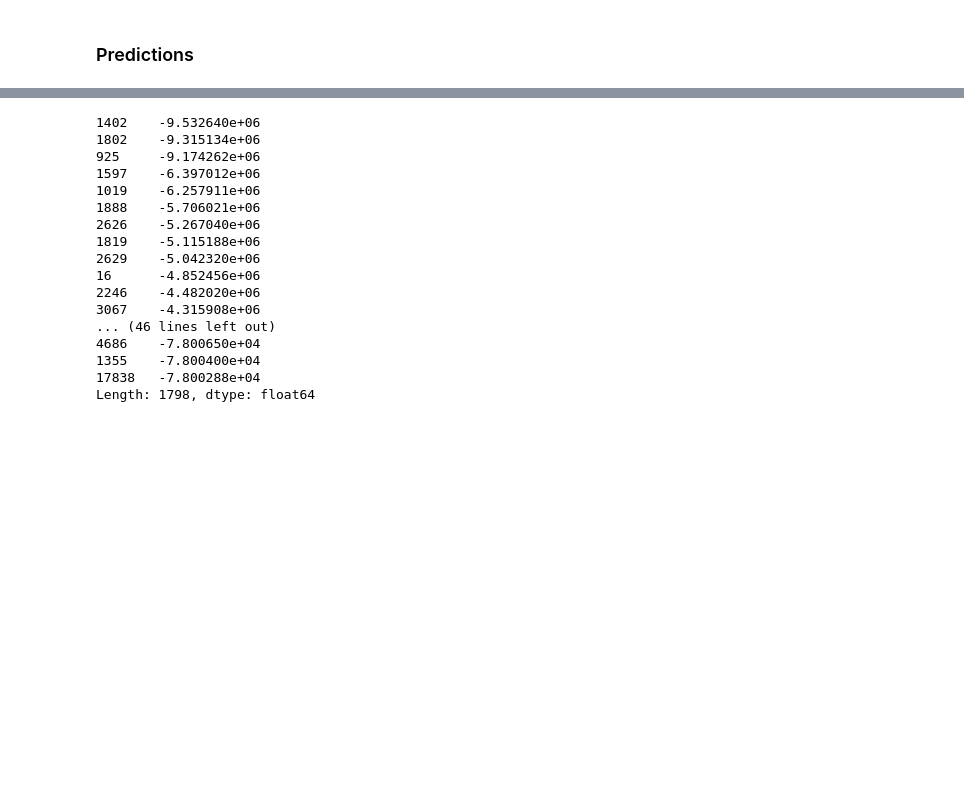
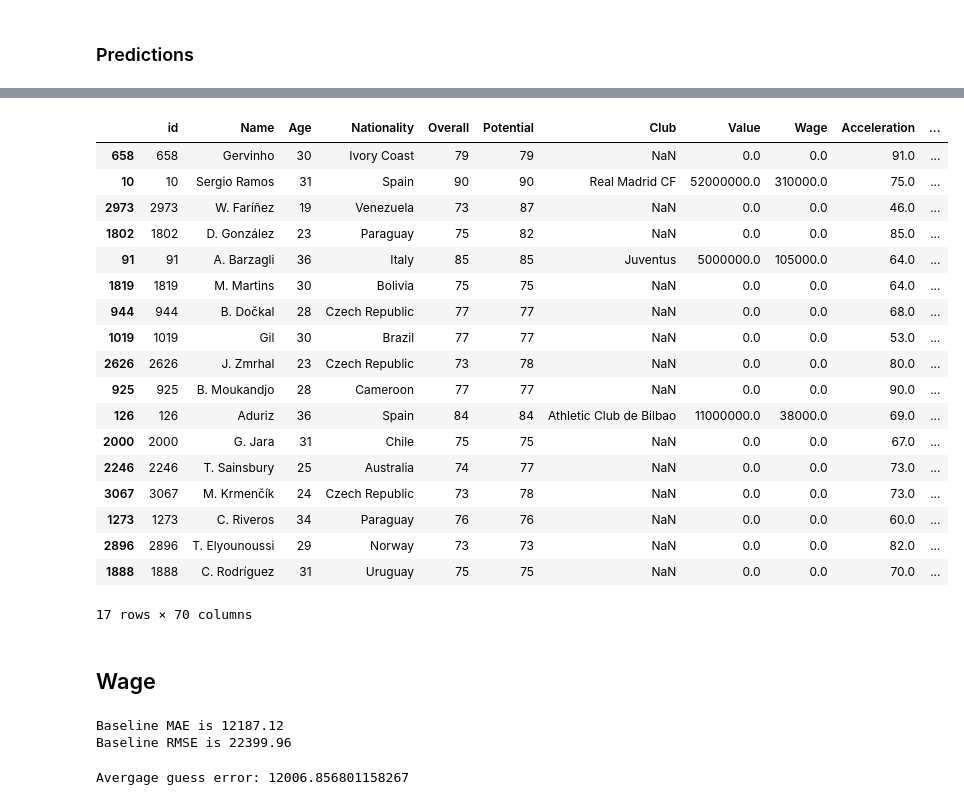
Before and after one commit to Fournierp/Fifa18, a Jupyter notebook: Fifa 18 Model.ipynb, the cells around one changed output, grey strips where cells are left out. Saved outputs shown, nothing was run; the diff lists cells and outputs as text; code cells hidden in the pictures; blank space fills up the shorter version.

```diff
--- a/Fifa 18 Model.ipynb
+++ b/Fifa 18 Model.ipynb
@@ -931,21 +923,25 @@ Length: 1798, dtype: float64
 # %%
 #Top 10% players with underpriced transfer values.
-sub.nsmallest(int(len(sub)/10))
+cheap_value = sub_value.nsmallest(int(len(sub)/1000))
+cheap_value = processed_df.loc[cheap_value.index]
+cheap_value
 # %% [output]
+|  | id | Name | Age | Nationality | Overall | Potential | Club | Value | Wage | Acceleration | ... |
+| 658 | 658 | Gervinho | 30 | Ivory Coast | 79 | 79 | NaN | 0.0 | 0.0 | 91.0 | ... |
+| 10 | 10 | Sergio Ramos | 31 | Spain | 90 | 90 | Real Madrid CF | 52000000.0 | 310000.0 | 75.0 | ... |
+| 2973 | 2973 | W. Faríñez | 19 | Venezuela | 73 | 87 | NaN | 0.0 | 0.0 | 46.0 | ... |
+| 1802 | 1802 | D. González | 23 | Paraguay | 75 | 82 | NaN | 0.0 | 0.0 | 85.0 | ... |
+| 91 | 91 | A. Barzagli | 36 | Italy | 85 | 85 | Juventus | 5000000.0 | 105000.0 | 64.0 | ... |
+| 1819 | 1819 | M. Martins | 30 | Bolivia | 75 | 75 | NaN | 0.0 | 0.0 | 64.0 | ... |
+| 944 | 944 | B. Dočkal | 28 | Czech Republic | 77 | 77 | NaN | 0.0 | 0.0 | 68.0 | ... |
+| 1019 | 1019 | Gil | 30 | Brazil | 77 | 77 | NaN | 0.0 | 0.0 | 53.0 | ... |
+| 2626 | 2626 | J. Zmrhal | 23 | Czech Republic | 73 | 78 | NaN | 0.0 | 0.0 | 80.0 | ... |
+| 925 | 925 | B. Moukandjo | 28 | Cameroon | 77 | 77 | NaN | 0.0 | 0.0 | 90.0 | ... |
+| 126 | 126 | Aduriz | 36 | Spain | 84 | 84 | Athletic Club de Bilbao | 11000000.0 | 38000.0 | 69.0 | ... |
+| 2000 | 2000 | G. Jara | 31 | Chile | 75 | 75 | NaN | 0.0 | 0.0 | 67.0 | ... |
+| 2246 | 2246 | T. Sainsbury | 25 | Australia | 74 | 77 | NaN | 0.0 | 0.0 | 73.0 | ... |
+| 3067 | 3067 | M. Krmenčík | 24 | Czech Republic | 73 | 78 | NaN | 0.0 | 0.0 | 73.0 | ... |
+| 1273 | 1273 | C. Riveros | 34 | Paraguay | 76 | 76 | NaN | 0.0 | 0.0 | 60.0 | ... |
+| 2896 | 2896 | T. Elyounoussi | 29 | Norway | 73 | 73 | NaN | 0.0 | 0.0 | 82.0 | ... |
+| 1888 | 1888 | C. Rodríguez | 31 | Uruguay | 75 | 75 | NaN | 0.0 | 0.0 | 70.0 | ... |
-1402    -9.532640e+06
-1802    -9.315134e+06
-925     -9.174262e+06
-1597    -6.397012e+06
-1019    -6.257911e+06
-1888    -5.706021e+06
-2626    -5.267040e+06
-1819    -5.115188e+06
-2629    -5.042320e+06
-16      -4.852456e+06
-2246    -4.482020e+06
-3067    -4.315908e+06
-... (46 lines left out)
-4686    -7.800650e+04
-1355    -7.800400e+04
-17838   -7.800288e+04
-Length: 1798, dtype: float64
+17 rows × 70 columns
@@ -951,0 +952,2 @@ Length: 1798, dtype: float64
+# %% [markdown]
+## Wage
@@ -951,0 +958,22 @@ Length: 1798, dtype: float64
+# %%
+mean_train_wage = np.mean(y_train_wage)
+
+# Get predictions on the test set
+baseline_predictions_wage = np.ones(y_test_wage.shape) * mean_train_wage
+
+# Compute MAE
+mae_baseline_wage = mean_absolute_error(y_test_wage, baseline_predictions_wage)
+
+# Compute RMSE
+rmse_baseline_wage = sqrt(mean_squared_error(y_test_wage, baseline_predictions_wage))
+
+print("Baseline MAE is {:.2f}".format(mae_baseline_wage))
+print("Baseline RMSE is {:.2f}".format(rmse_baseline_wage))
+# %% [output]
+Baseline MAE is 12187.12
+Baseline RMSE is 22399.96
+# %%
+average_guess_error_wage = np.abs(processed_df['Wage'] - processed_df['Wage'].mean()).mean()
+print("Avergage guess error: {}".format(average_guess_error_wage))
+# %% [output]
+Avergage guess error: 12006.856801158267
```
Also changed, not shown: parts of 38 cells of this notebook.
